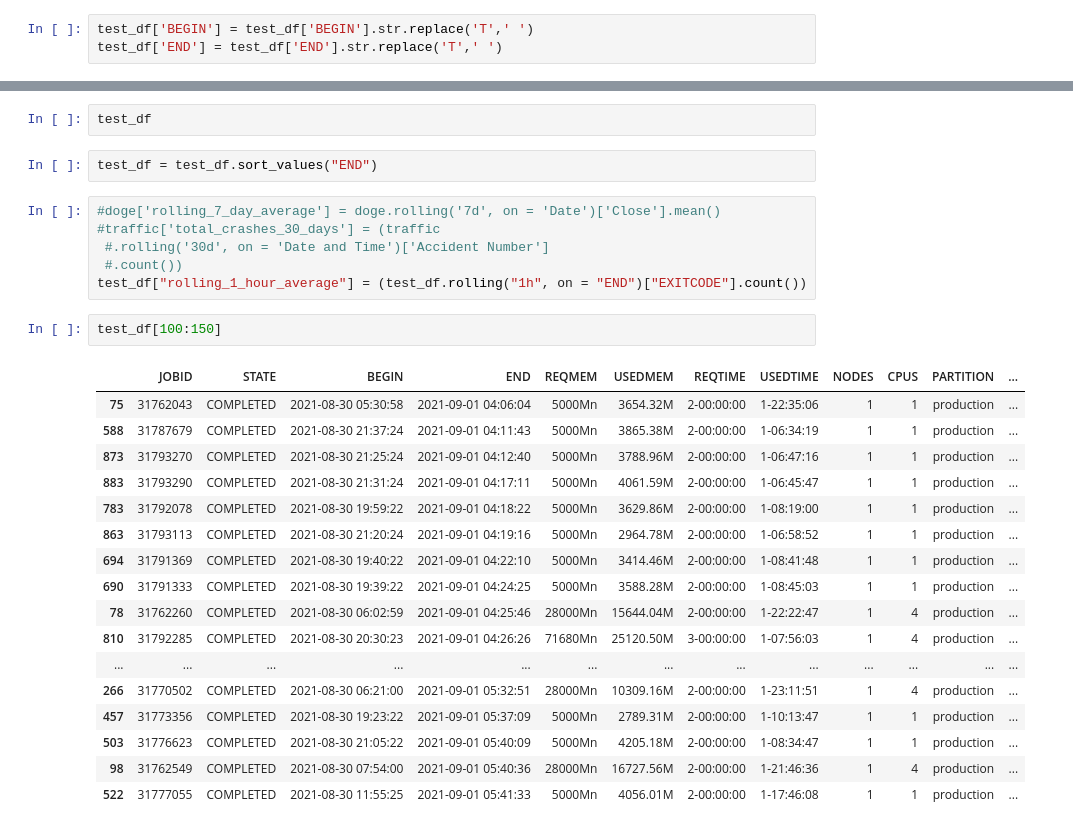
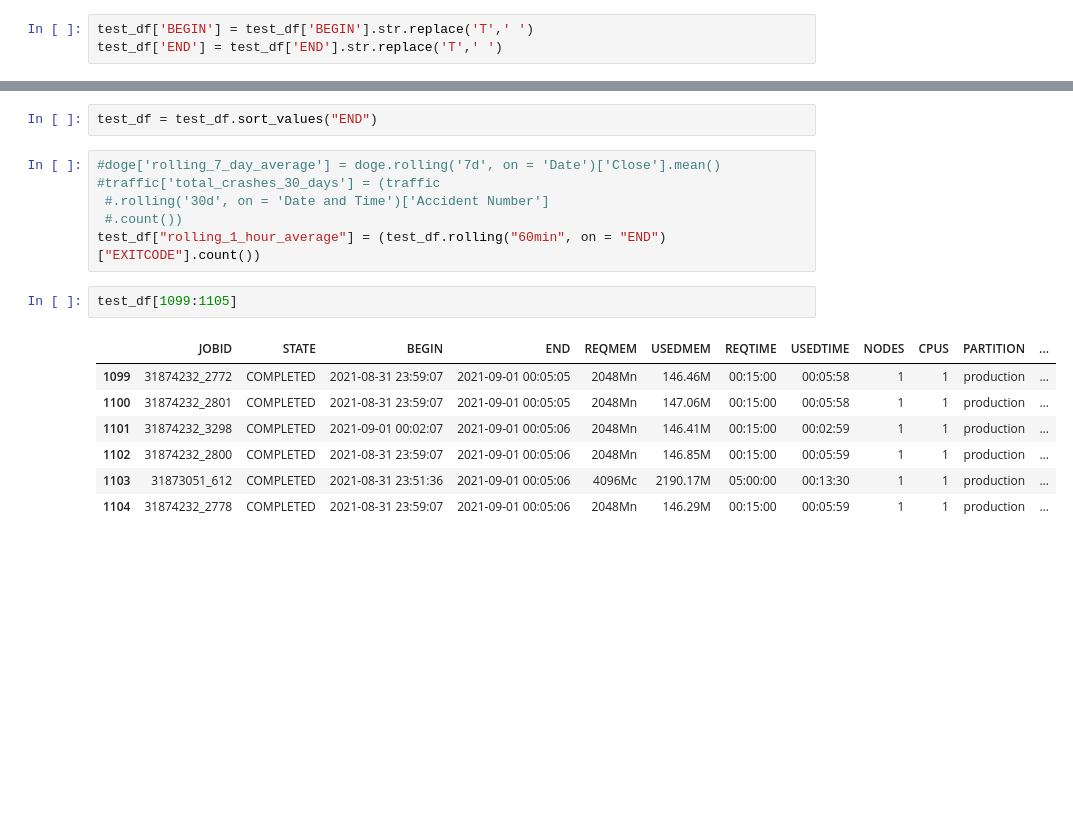
Before and after one commit to nss-data-science-cohort-5/accre-mr-goodbar, a Jupyter notebook: cleaning_file.ipynb, the cells around one changed output, grey strips where cells are left out. Cells and saved outputs as stored; diff of their text form; blank space fills up the shorter version.

```diff
--- a/cleaning_file.ipynb
+++ b/cleaning_file.ipynb
@@ -102,5 +87,3 @@ print(test_df[['Difference','USEDTIME']])
-# %%
-test_df
 # %%
 test_df = test_df.sort_values("END")
 # %%
@@ -108,27 +91,17 @@ test_df = test_df.sort_values("END")
 #traffic['total_crashes_30_days'] = (traffic
  #.rolling('30d', on = 'Date and Time')['Accident Number']
  #.count())
-test_df["rolling_1_hour_average"] = (test_df.rolling("1h", on = "END")["EXITCODE"].count())
+test_df["rolling_1_hour_average"] = (test_df.rolling("60min", on = "END")["EXITCODE"].count())
-# %%
-test_df[100:150]
-# %% [output]
-|  | JOBID | STATE | BEGIN | END | REQMEM | USEDMEM | REQTIME | USEDTIME | NODES | CPUS | PARTITION | ... |
-| 75 | 31762043 | COMPLETED | 2021-08-30 05:30:58 | 2021-09-01 04:06:04 | 5000Mn | 3654.32M | 2-00:00:00 | 1-22:35:06 | 1 | 1 | production | ... |
-| 588 | 31787679 | COMPLETED | 2021-08-30 21:37:24 | 2021-09-01 04:11:43 | 5000Mn | 3865.38M | 2-00:00:00 | 1-06:34:19 | 1 | 1 | production | ... |
-| 873 | 31793270 | COMPLETED | 2021-08-30 21:25:24 | 2021-09-01 04:12:40 | 5000Mn | 3788.96M | 2-00:00:00 | 1-06:47:16 | 1 | 1 | production | ... |
-| 883 | 31793290 | COMPLETED | 2021-08-30 21:31:24 | 2021-09-01 04:17:11 | 5000Mn | 4061.59M | 2-00:00:00 | 1-06:45:47 | 1 | 1 | production | ... |
-| 783 | 31792078 | COMPLETED | 2021-08-30 19:59:22 | 2021-09-01 04:18:22 | 5000Mn | 3629.86M | 2-00:00:00 | 1-08:19:00 | 1 | 1 | production | ... |
-| 863 | 31793113 | COMPLETED | 2021-08-30 21:20:24 | 2021-09-01 04:19:16 | 5000Mn | 2964.78M | 2-00:00:00 | 1-06:58:52 | 1 | 1 | production | ... |
-| 694 | 31791369 | COMPLETED | 2021-08-30 19:40:22 | 2021-09-01 04:22:10 | 5000Mn | 3414.46M | 2-00:00:00 | 1-08:41:48 | 1 | 1 | production | ... |
-| 690 | 31791333 | COMPLETED | 2021-08-30 19:39:22 | 2021-09-01 04:24:25 | 5000Mn | 3588.28M | 2-00:00:00 | 1-08:45:03 | 1 | 1 | production | ... |
-| 78 | 31762260 | COMPLETED | 2021-08-30 06:02:59 | 2021-09-01 04:25:46 | 28000Mn | 15644.04M | 2-00:00:00 | 1-22:22:47 | 1 | 4 | production | ... |
-| 810 | 31792285 | COMPLETED | 2021-08-30 20:30:23 | 2021-09-01 04:26:26 | 71680Mn | 25120.50M | 3-00:00:00 | 1-07:56:03 | 1 | 4 | production | ... |
-| ... | ... | ... | ... | ... | ... | ... | ... | ... | ... | ... | ... | ... |
-| 266 | 31770502 | COMPLETED | 2021-08-30 06:21:00 | 2021-09-01 05:32:51 | 28000Mn | 10309.16M | 2-00:00:00 | 1-23:11:51 | 1 | 4 | production | ... |
-| 457 | 31773356 | COMPLETED | 2021-08-30 19:23:22 | 2021-09-01 05:37:09 | 5000Mn | 2789.31M | 2-00:00:00 | 1-10:13:47 | 1 | 1 | production | ... |
-| 503 | 31776623 | COMPLETED | 2021-08-30 21:05:22 | 2021-09-01 05:40:09 | 5000Mn | 4205.18M | 2-00:00:00 | 1-08:34:47 | 1 | 1 | production | ... |
-| 98 | 31762549 | COMPLETED | 2021-08-30 07:54:00 | 2021-09-01 05:40:36 | 28000Mn | 16727.56M | 2-00:00:00 | 1-21:46:36 | 1 | 4 | production | ... |
-| 522 | 31777055 | COMPLETED | 2021-08-30 11:55:25 | 2021-09-01 05:41:33 | 5000Mn | 4056.01M | 2-00:00:00 | 1-17:46:08 | 1 | 1 | production | ... |
+# %%
+test_df[1099:1105]
+# %% [output]
+|  | JOBID | STATE | BEGIN | END | REQMEM | USEDMEM | REQTIME | USEDTIME | NODES | CPUS | PARTITION | ... |
+| 1099 | 31874232_2772 | COMPLETED | 2021-08-31 23:59:07 | 2021-09-01 00:05:05 | 2048Mn | 146.46M | 00:15:00 | 00:05:58 | 1 | 1 | production | ... |
+| 1100 | 31874232_2801 | COMPLETED | 2021-08-31 23:59:07 | 2021-09-01 00:05:05 | 2048Mn | 147.06M | 00:15:00 | 00:05:58 | 1 | 1 | production | ... |
+| 1101 | 31874232_3298 | COMPLETED | 2021-09-01 00:02:07 | 2021-09-01 00:05:06 | 2048Mn | 146.41M | 00:15:00 | 00:02:59 | 1 | 1 | production | ... |
+| 1102 | 31874232_2800 | COMPLETED | 2021-08-31 23:59:07 | 2021-09-01 00:05:06 | 2048Mn | 146.85M | 00:15:00 | 00:05:59 | 1 | 1 | production | ... |
+| 1103 | 31873051_612 | COMPLETED | 2021-08-31 23:51:36 | 2021-09-01 00:05:06 | 4096Mc | 2190.17M | 05:00:00 | 00:13:30 | 1 | 1 | production | ... |
+| 1104 | 31874232_2778 | COMPLETED | 2021-08-31 23:59:07 | 2021-09-01 00:05:06 | 2048Mn | 146.29M | 00:15:00 | 00:05:59 | 1 | 1 | production | ... |
 # %%
 test_df = test_df.reset_index(drop=True)
 print(test_df)
```
Also changed, not shown: parts of 17 cells of this notebook.
